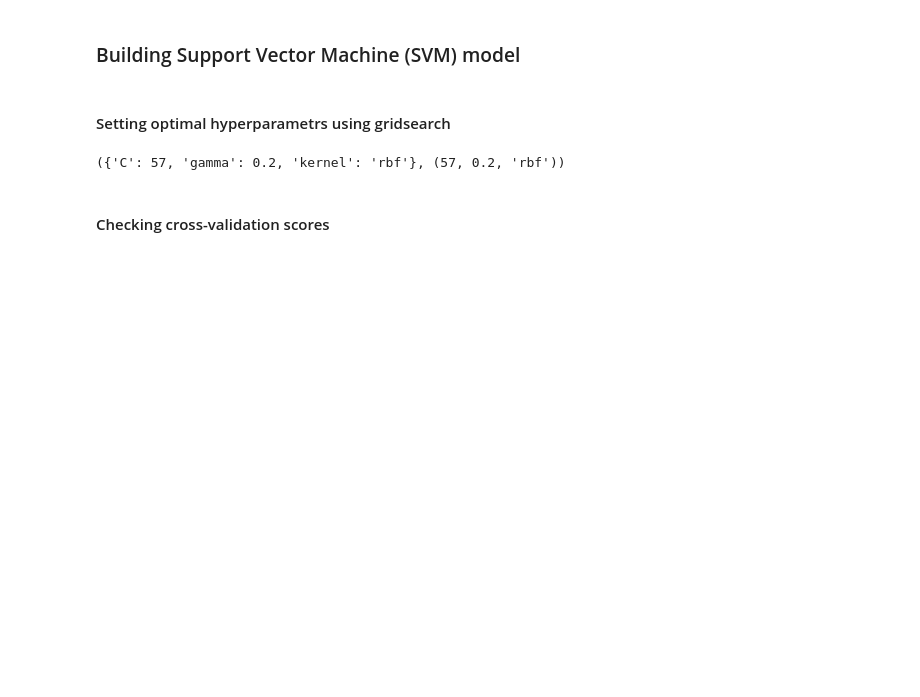
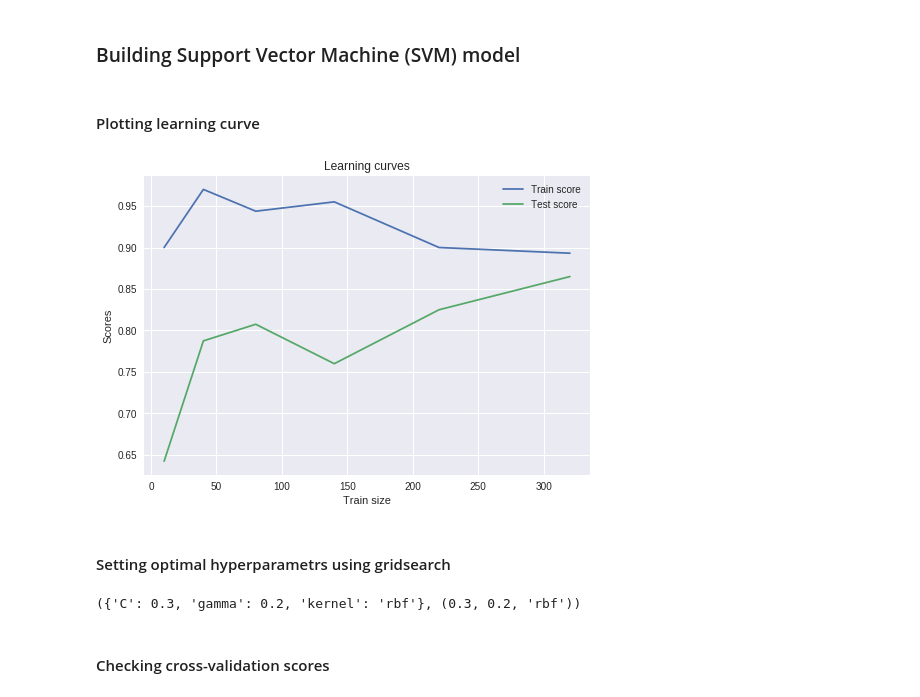
Before and after one commit to vaibhavyesalwad/Machine-Learning-using-libraries, a Jupyter notebook: Analysis tools & error reduction techniques/SVMPredictAdClickOrNot.ipynb, the cells around one changed output. Drawn from its saved outputs; the diff is of its cells as text; code cells hidden in the pictures; blank space fills up the shorter version.

```diff
--- a/Analysis tools & error reduction techniques/SVMPredictAdClickOrNot.ipynb
+++ b/Analysis tools & error reduction techniques/SVMPredictAdClickOrNot.ipynb
@@ -50,3 +50,28 @@ train_x_values, test_x_values, train_y_values, test_y_values = train_test_split(
 from sklearn.svm import SVC
 
 classifier = SVC()
+# %% [markdown]
+#### Plotting learning curve
+# %%
+from sklearn.model_selection import learning_curve
+# defining different train sizes
+train_sizes= [10,40,80,140,220,320]
+
+# creating x-axis values & y-axis values for learning curve
+train_sizes, train_scores, test_scores = learning_curve(estimator=classifier, X=x_values, y=y_values,
+                                                        train_sizes=train_sizes, scoring='accuracy', cv=10)
+# taking mean for each cross-validation
+train_scores_mean = train_scores.mean(axis=1)
+test_scores_mean =  test_scores.mean(axis=1)
+
+# plotting two line graphs for different test sizes
+plt.style.use('seaborn')
+plt.plot(train_sizes, train_scores_mean, label='Train score')
+plt.plot(train_sizes, test_scores_mean, label='Test score')
+plt.xlabel('Train size')
+plt.ylabel('Scores')
+plt.title('Learning curves')
+plt.legend()
+plt.show()
+# %% [output]
+[figure, added]
@@ -54,7 +81,7 @@ classifier = SVC()
 #### Setting optimal hyperparametrs using gridsearch
 # %%
 # defining hypermeters in list of dictionaries initially & changing these to optimal values after running this block of code
-parameters = [{'C':[55,56,57,58,59,60], 'kernel': ['rbf'], 'gamma':[.1,.2,.3,.4,.5]},
+parameters = [{'C':[.1,.2,.3,.5,.6], 'kernel': ['rbf'], 'gamma':[.1,.2,.3]},
              {'C':[1,10,100,1000], 'kernel': ['linear'], 'gamma':[.1,.01,.001]},
              {'C':[1,10,100,1000], 'kernel': ['poly'], 'gamma':[.1,.01,.001]}]
 
@@ -62,7 +89,7 @@ parameters = [{'C':[55,56,57,58,59,60], 'kernel': ['rbf'], 'gamma':[.1,.2,.3,.4,
 grid_search = GridSearchCV(estimator=classifier, param_grid=parameters, scoring='accuracy', cv=10)
 
 # fitting classifier model for given parameters for trial
-grid_search = grid_search.fit(x_values, y_values)
+grid_search = grid_search.fit(train_x_values, train_y_values)
 
 # finding best accuracy & best parameters
 best_accuracy = grid_search.best_score_
@@ -73,7 +100,7 @@ best_accuracy, best_parameters
 C, gamma, kernel = best_parameters.values()
 best_parameters, (C, gamma, kernel)
 # %% [output]
-({'C': 57, 'gamma': 0.2, 'kernel': 'rbf'}, (57, 0.2, 'rbf'))
+({'C': 0.3, 'gamma': 0.2, 'kernel': 'rbf'}, (0.3, 0.2, 'rbf'))
 # %% [markdown]
 #### Checking cross-validation scores
 # %%
```
Also changed, not shown: parts of 7 cells of this notebook.
